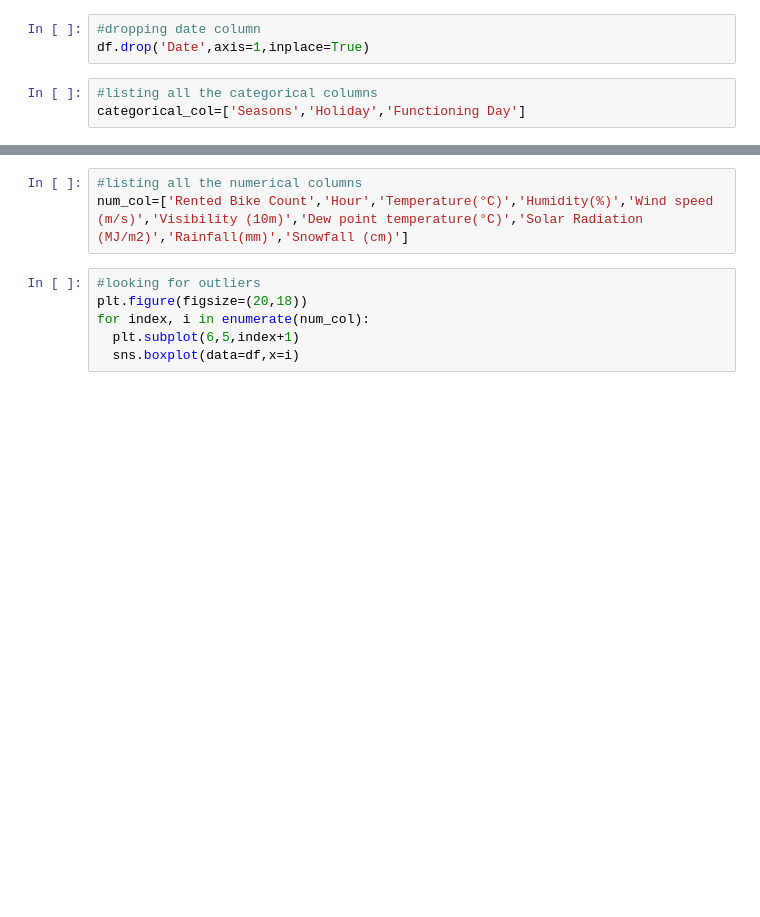
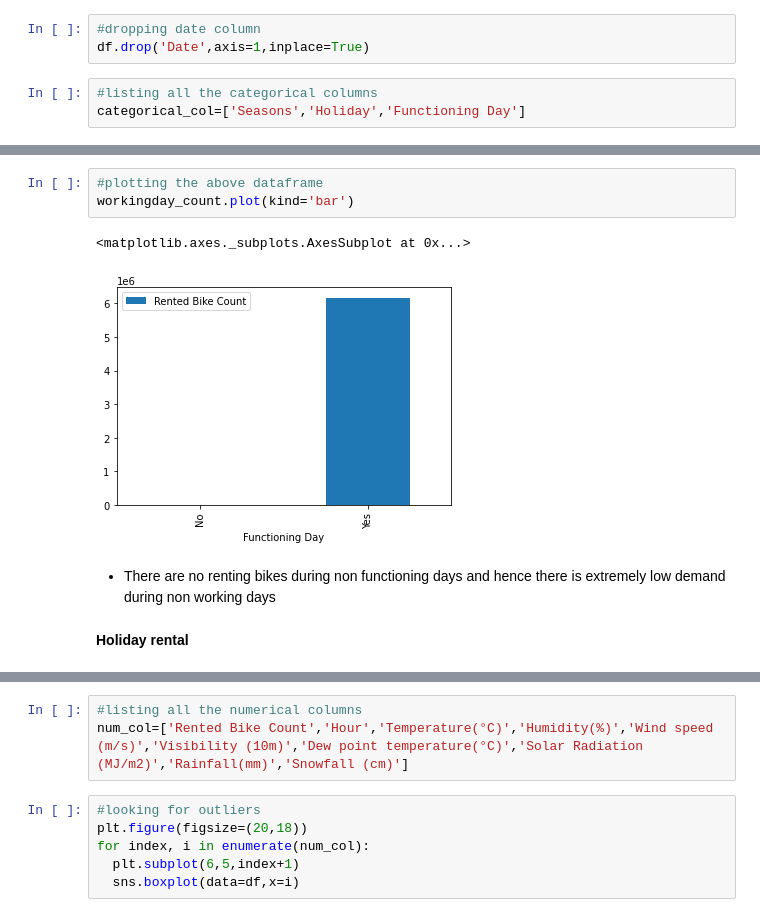
Before and after one commit to charann90/Bike-Sharing-Demand-Prediction, a Jupyter notebook: Bike_Sharing_Demand_prediction.ipynb, the cells around one changed output, grey strips where cells are left out. Drawn from its saved outputs; the diff is of its cells as text; blank space fills up the shorter version.

```diff
--- a/Bike_Sharing_Demand_prediction.ipynb
+++ b/Bike_Sharing_Demand_prediction.ipynb
@@ -125,0 +185,10 @@ categorical_col=['Seasons','Holiday','Functioning Day']
+# %%
+#plotting the above dataframe
+workingday_count.plot(kind='bar')
+# %% [output]
+<matplotlib.axes._subplots.AxesSubplot at 0x...>
+[figure, added]
+# %% [markdown]
+*   There are no renting bikes during non functioning days and hence there is extremely low demand during non working days
+# %% [markdown]
+**Holiday rental**
```
Also changed, not shown: parts of 123 cells of this notebook.
